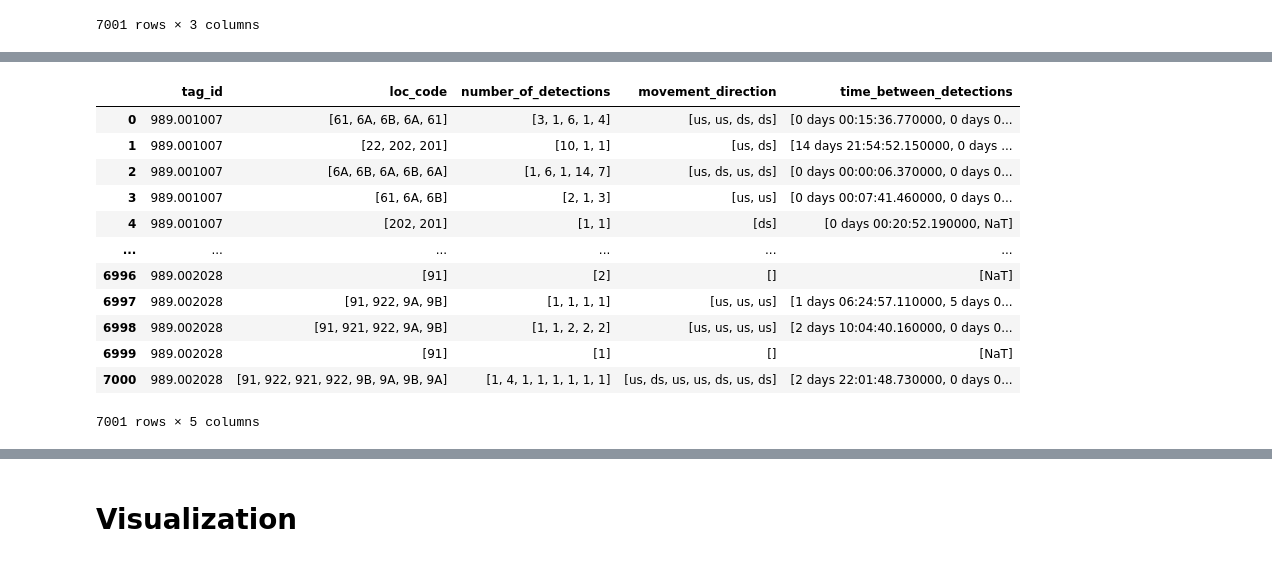
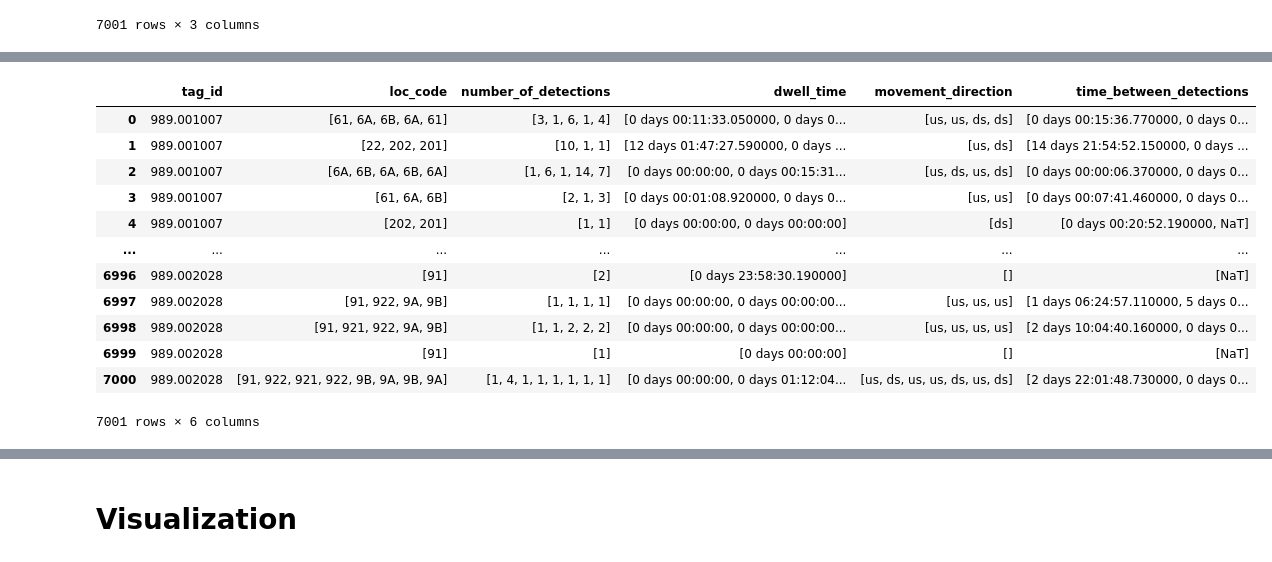
Before and after one commit to riyaeliza123/PIT-detection-patterns, a Jupyter notebook: notebooks/pit_profiles.ipynb, the cells around one changed output, grey strips where cells are left out. Cells and saved outputs as stored; diff of their text form; code cells hidden in the pictures.

Commit message:
adding dwell time

```diff
--- a/notebooks/pit_profiles.ipynb
+++ b/notebooks/pit_profiles.ipynb
@@ -113,22 +113,22 @@ time_between_detections_df
 # %%
 time_between_detections_df = time_between_detections_df.drop(columns=["loc_code"])
 merged_df = directionality_df.merge(time_between_detections_df, on="tag_id")
-merged_df = merged_df[['tag_id', 'loc_code', 'number_of_detections', 'movement_direction', 'time_between_detections']]
+merged_df = merged_df[['tag_id', 'loc_code', 'number_of_detections', 'dwell_time', 'movement_direction', 'time_between_detections']]
 merged_df
 # %% [output]
-|  | tag_id | loc_code | number_of_detections | movement_direction | time_between_detections |
-| 0 | 989.001007 | [61, 6A, 6B, 6A, 61] | [3, 1, 6, 1, 4] | [us, us, ds, ds] | [0 days 00:15:36.770000, 0 days 0... |
-| 1 | 989.001007 | [22, 202, 201] | [10, 1, 1] | [us, ds] | [14 days 21:54:52.150000, 0 days ... |
-| 2 | 989.001007 | [6A, 6B, 6A, 6B, 6A] | [1, 6, 1, 14, 7] | [us, ds, us, ds] | [0 days 00:00:06.370000, 0 days 0... |
-| 3 | 989.001007 | [61, 6A, 6B] | [2, 1, 3] | [us, us] | [0 days 00:07:41.460000, 0 days 0... |
-| 4 | 989.001007 | [202, 201] | [1, 1] | [ds] | [0 days 00:20:52.190000, NaT] |
-| ... | ... | ... | ... | ... | ... |
-| 6996 | 989.002028 | [91] | [2] | [] | [NaT] |
-| 6997 | 989.002028 | [91, 922, 9A, 9B] | [1, 1, 1, 1] | [us, us, us] | [1 days 06:24:57.110000, 5 days 0... |
-| 6998 | 989.002028 | [91, 921, 922, 9A, 9B] | [1, 1, 2, 2, 2] | [us, us, us, us] | [2 days 10:04:40.160000, 0 days 0... |
-| 6999 | 989.002028 | [91] | [1] | [] | [NaT] |
-| 7000 | 989.002028 | [91, 922, 921, 922, 9B, 9A, 9B, 9A] | [1, 4, 1, 1, 1, 1, 1, 1] | [us, ds, us, us, ds, us, ds] | [2 days 22:01:48.730000, 0 days 0... |
+|  | tag_id | loc_code | number_of_detections | dwell_time | movement_direction | time_between_detections |
+| 0 | 989.001007 | [61, 6A, 6B, 6A, 61] | [3, 1, 6, 1, 4] | [0 days 00:11:33.050000, 0 days 0... | [us, us, ds, ds] | [0 days 00:15:36.770000, 0 days 0... |
+| 1 | 989.001007 | [22, 202, 201] | [10, 1, 1] | [12 days 01:47:27.590000, 0 days ... | [us, ds] | [14 days 21:54:52.150000, 0 days ... |
+| 2 | 989.001007 | [6A, 6B, 6A, 6B, 6A] | [1, 6, 1, 14, 7] | [0 days 00:00:00, 0 days 00:15:31... | [us, ds, us, ds] | [0 days 00:00:06.370000, 0 days 0... |
+| 3 | 989.001007 | [61, 6A, 6B] | [2, 1, 3] | [0 days 00:01:08.920000, 0 days 0... | [us, us] | [0 days 00:07:41.460000, 0 days 0... |
+| 4 | 989.001007 | [202, 201] | [1, 1] | [0 days 00:00:00, 0 days 00:00:00] | [ds] | [0 days 00:20:52.190000, NaT] |
+| ... | ... | ... | ... | ... | ... | ... |
+| 6996 | 989.002028 | [91] | [2] | [0 days 23:58:30.190000] | [] | [NaT] |
+| 6997 | 989.002028 | [91, 922, 9A, 9B] | [1, 1, 1, 1] | [0 days 00:00:00, 0 days 00:00:00... | [us, us, us] | [1 days 06:24:57.110000, 5 days 0... |
+| 6998 | 989.002028 | [91, 921, 922, 9A, 9B] | [1, 1, 2, 2, 2] | [0 days 00:00:00, 0 days 00:00:00... | [us, us, us, us] | [2 days 10:04:40.160000, 0 days 0... |
+| 6999 | 989.002028 | [91] | [1] | [0 days 00:00:00] | [] | [NaT] |
+| 7000 | 989.002028 | [91, 922, 921, 922, 9B, 9A, 9B, 9A] | [1, 4, 1, 1, 1, 1, 1, 1] | [0 days 00:00:00, 0 days 01:12:04... | [us, ds, us, us, ds, us, ds] | [2 days 22:01:48.730000, 0 days 0... |
-7001 rows × 5 columns
+7001 rows × 6 columns
 # %%
 merged_df.to_csv("../data/tag summaries.csv", index=False)
 # %%
```
Also changed, not shown: parts of 5 cells of this notebook, 4 other files.
